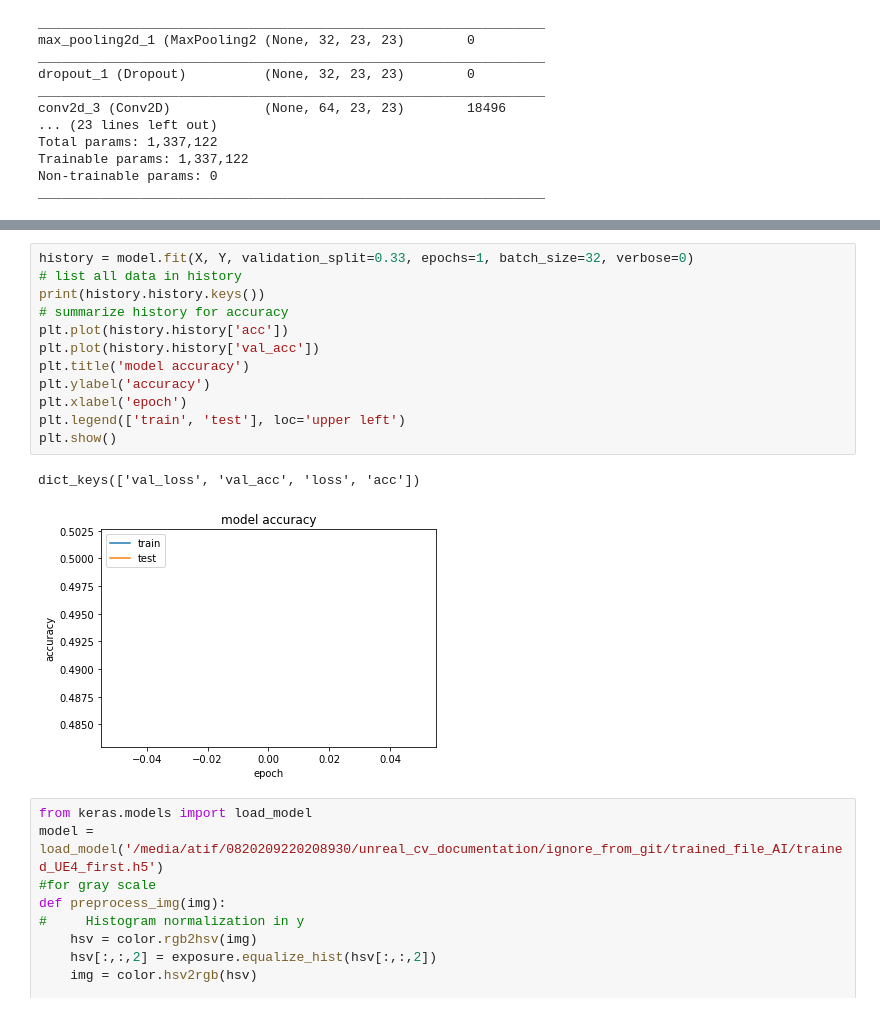
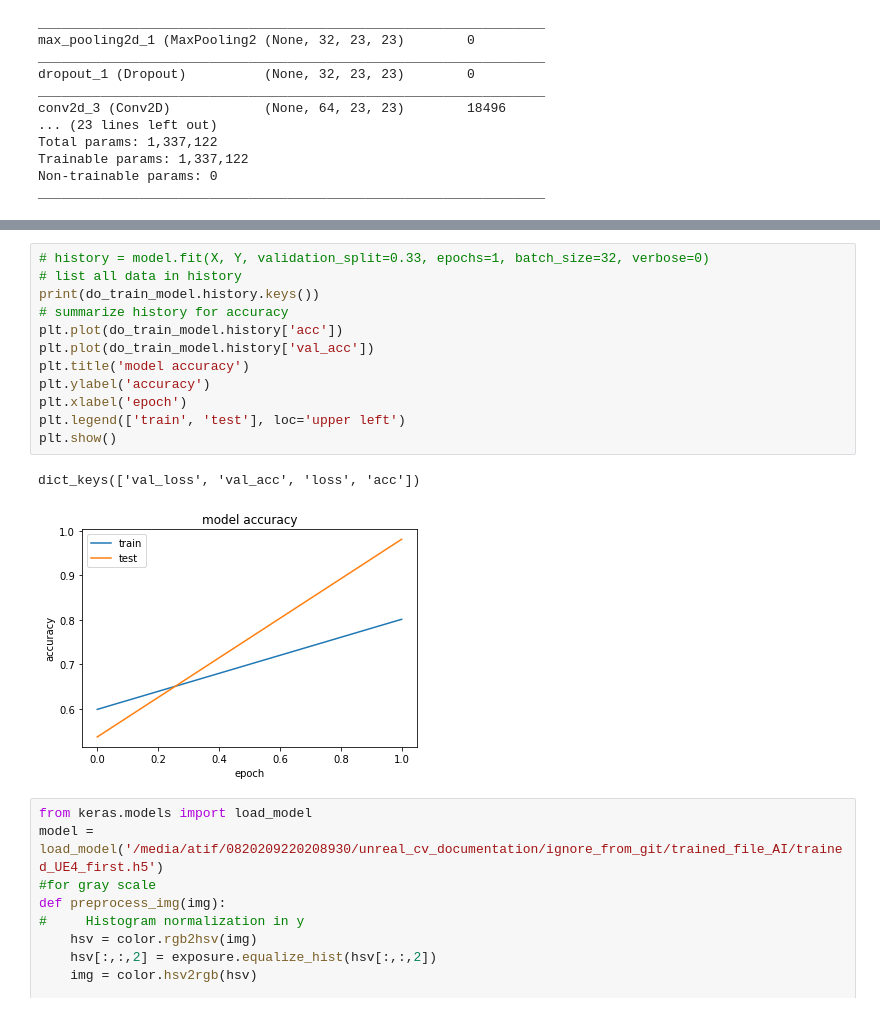
Before and after one commit to atifkarim/Implementation-of-Image-Perception-System-for-Kitchen-Utensils, a Jupyter notebook: unreal_cv_image_processing_for_ML/object_subtraction_for_UE4/train_image_UE4.ipynb, the cells around one changed output, grey strips where cells are left out. Drawn from its saved outputs; the diff is of its cells as text.

Commit message:
add plot history

```diff
--- a/unreal_cv_image_processing_for_ML/object_subtraction_for_UE4/train_image_UE4.ipynb
+++ b/unreal_cv_image_processing_for_ML/object_subtraction_for_UE4/train_image_UE4.ipynb
@@ -199,18 +207,18 @@ Epoch 2/2
 # %%
-history = model.fit(X, Y, validation_split=0.33, epochs=1, batch_size=32, verbose=0)
+# history = model.fit(X, Y, validation_split=0.33, epochs=1, batch_size=32, verbose=0)
 # list all data in history
-print(history.history.keys())
+print(do_train_model.history.keys())
 # summarize history for accuracy
-plt.plot(history.history['acc'])
-plt.plot(history.history['val_acc'])
+plt.plot(do_train_model.history['acc'])
+plt.plot(do_train_model.history['val_acc'])
 plt.title('model accuracy')
 plt.ylabel('accuracy')
 plt.xlabel('epoch')
 plt.legend(['train', 'test'], loc='upper left')
 plt.show()
 # %% [output]
 dict_keys(['val_loss', 'val_acc', 'loss', 'acc'])
-[figure, old version]
+[figure, new version]
 # %%
 from keras.models import load_model
 model = load_model('/media/atif/0820209220208930/unreal_cv_documentation/ignore_from_git/trained_file_AI/trained_UE4_first.h5')
```
Also changed, not shown: parts of 2 cells of this notebook.
